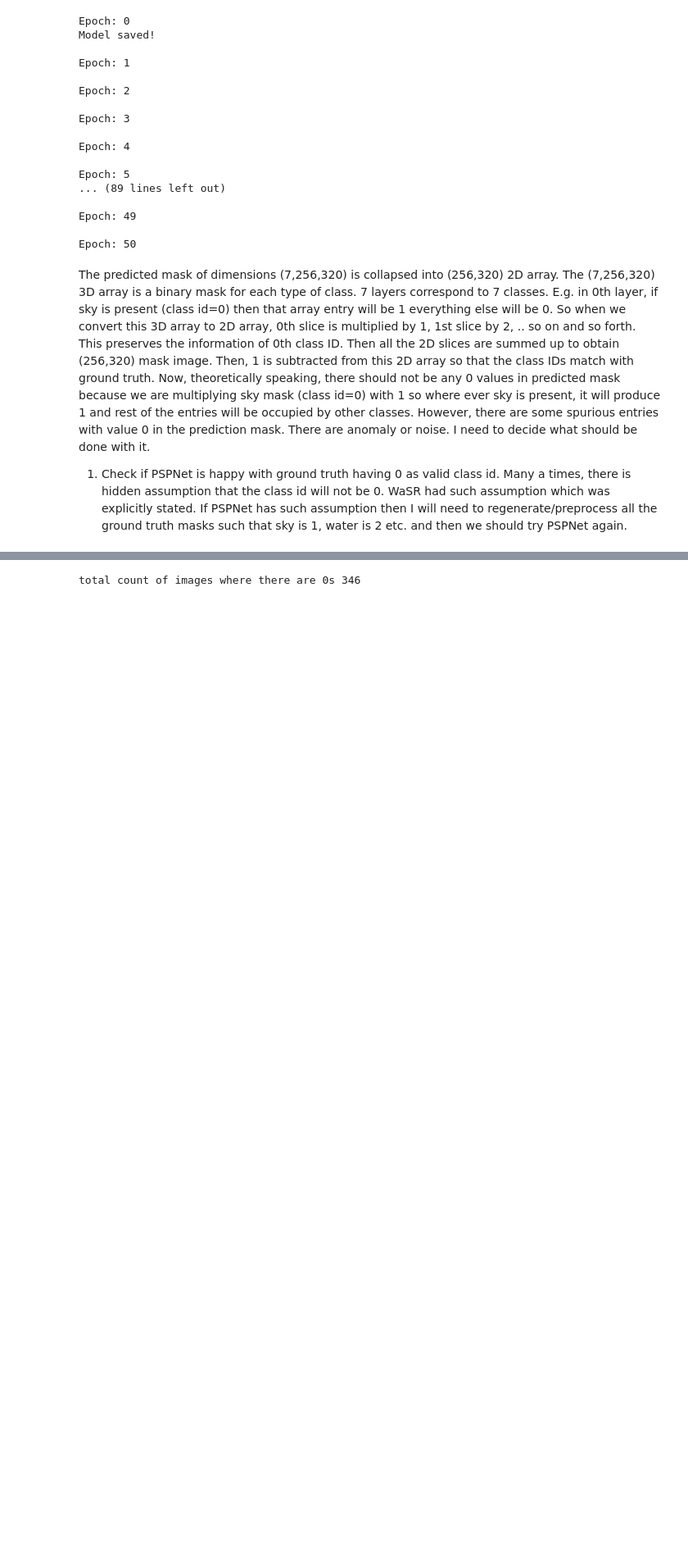
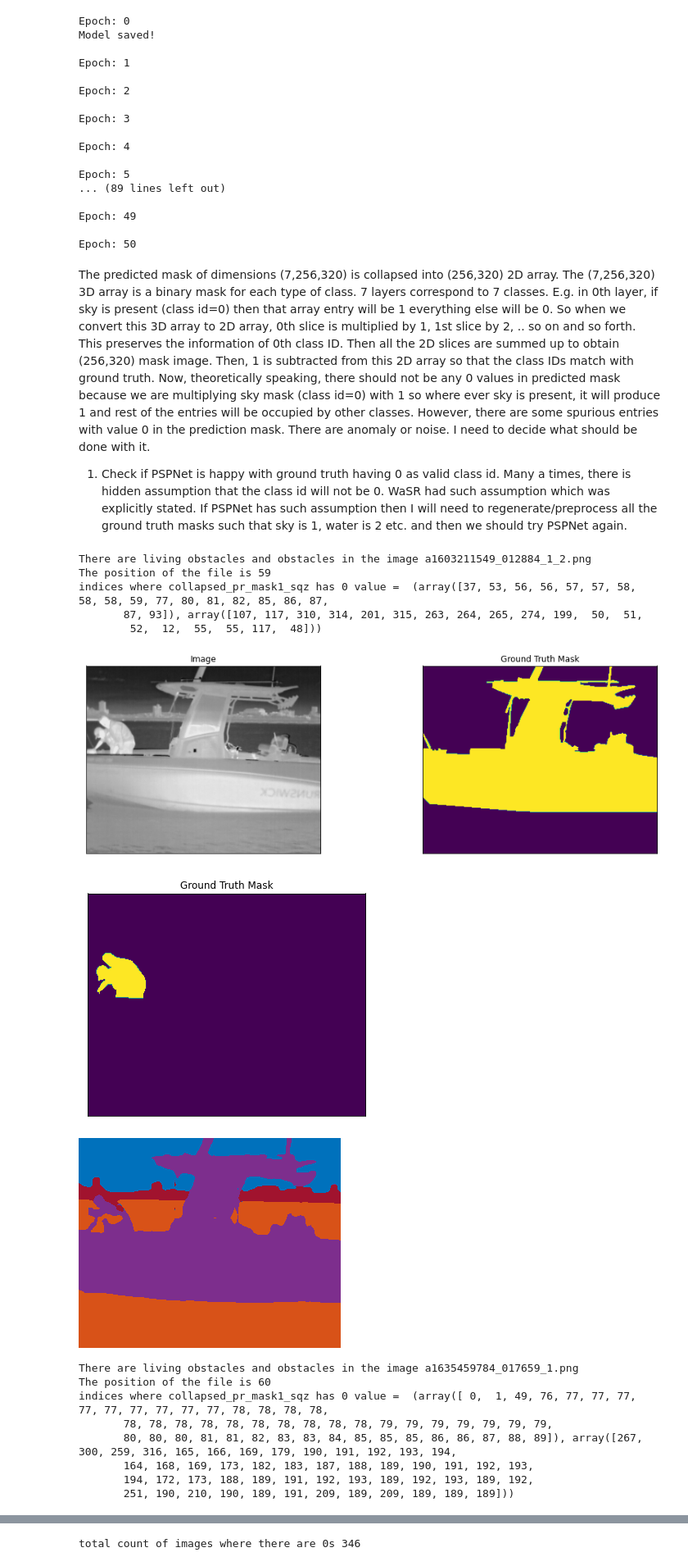
Before and after one commit to ssnirgudkar/Datasetpaper-final, a Jupyter notebook: pspnet_pytorch_Finalpaper_submission.ipynb, the cells around one changed output, grey strips where cells are left out. Shown at 82% size. Saved outputs shown, nothing was run; the diff lists cells and outputs as text; code cells hidden in the pictures; blank space fills up the shorter version.

```diff
--- a/pspnet_pytorch_Finalpaper_submission.ipynb
+++ b/pspnet_pytorch_Finalpaper_submission.ipynb
@@ -318,8 +318,8 @@ class Dataset(BaseDataset):
             preprocessing=None,
     ):
         self.ids = os.listdir(images_dir)
-        self.images_fps = [os.path.join(images_dir, image_id) for image_id in self.ids]
-        self.masks_fps = [os.path.join(masks_dir, image_id) for image_id in self.ids]
+        self.images_fps = sorted([os.path.join(images_dir, image_id) for image_id in self.ids])
+        self.masks_fps = sorted([os.path.join(masks_dir, image_id) for image_id in self.ids])
 
         #mask1 = cv2.imread(self.masks_fps[1], cv2.IMREAD_UNCHANGED)
         #print("true value of image", np.unique(mask1))
@@ -723,12 +723,13 @@ from PIL import Image
 
 
 DEVICE = 'cuda'
+rawimagefilenamelist = sorted(os.listdir(x_test_dir))
 for i in range(50,100):
     #the below line will visualize for any random sample. we need specific. so i have removed it. keep changing value of n.
     # i think value of i should loop thru no of classes.but we cna check it later
     #n = np.random.choice(len(test_dataset))
     #print("the iteration that is running is", i)
-    image_name = os.listdir(x_test_dir)[i]
+    image_name = rawimagefilenamelist[i]
     image_vis = test_dataset_vis[i][0].astype('uint8')
     image, gt_mask = test_dataset[i]
 
@@ -790,30 +791,47 @@ for i in range(50,100):
        #changing that to sky so that there is no -1 in the array for visualization
        collapsed_pr_mask1_sqz = np.where(collapsed_pr_mask1_sqz == -1, 0, collapsed_pr_mask1_sqz)
        #print ("Unique values in collapsed_pr_mask1_sqz after changing -1 to 0 = ", np.unique(collapsed_pr_mask1_sqz))
        img_collapse = Image.fromarray(collapsed_pr_mask1_sqz)
        img_collapse = img_collapse.convert("L")
 
        #Saving the category ids in an image for programatic IoU check
        img_collapse.save('/content/drive/MyDrive/IRdatasetmini-inferences/pspnet/program/' + str(i) + '--run1--' + image_name)
 
        #CLASSES = ['sky', 'water', 'bridge', 'obstacle', 'living obstacle', 'background', 'self']
        #              0.      1.       2.        3             4                 5           6
        visualize(
            image=image_vis,
            ground_truth_mask=gt_mask[3],
            #predicted_mask=collapsed_pr_mask1_sqz
                )
 
        visualize(
            #image=image_vis,
            ground_truth_mask=gt_mask[4],
            #predicted_mask=collapsed_pr_mask1_sqz
                )
 
        visualize2(
            #image=image_vis,
            #ground_truth_mask=gt_mask[3],
            predicted_mask=collapsed_pr_mask1_sqz,
            sequence = i,
            imagename = image_name
                 )
+# %% [output]
+There are living obstacles and obstacles in the image a1603211549_012884_1_2.png
+The position of the file is 59
+indices where collapsed_pr_mask1_sqz has 0 value =  (array([37, 53, 56, 56, 57, 57, 58, 58, 58, 59, 77, 80, 81, 82, 85, 86, 87,
+       87, 93]), array([107, 117, 310, 314, 201, 315, 263, 264, 265, 274, 199,  50,  51,
+        52,  12,  55,  55, 117,  48]))
+[figure, added]
+[figure, added]
+[figure, added]
+There are living obstacles and obstacles in the image a1635459784_017659_1.png
+The position of the file is 60
+indices where collapsed_pr_mask1_sqz has 0 value =  (array([ 0,  1, 49, 76, 77, 77, 77, 77, 77, 77, 77, 77, 77, 78, 78, 78, 78,
+       78, 78, 78, 78, 78, 78, 78, 78, 78, 78, 79, 79, 79, 79, 79, 79, 79,
+       80, 80, 80, 81, 81, 82, 83, 83, 84, 85, 85, 85, 86, 86, 87, 88, 89]), array([267, 300, 259, 316, 165, 166, 169, 179, 190, 191, 192, 193, 194,
+       164, 168, 169, 173, 182, 183, 187, 188, 189, 190, 191, 192, 193,
+       194, 172, 173, 188, 189, 191, 192, 193, 189, 192, 193, 189, 192,
+       251, 190, 210, 190, 189, 191, 209, 189, 209, 189, 189, 189]))
```
Also changed, not shown: parts of 1 cell of this notebook.
